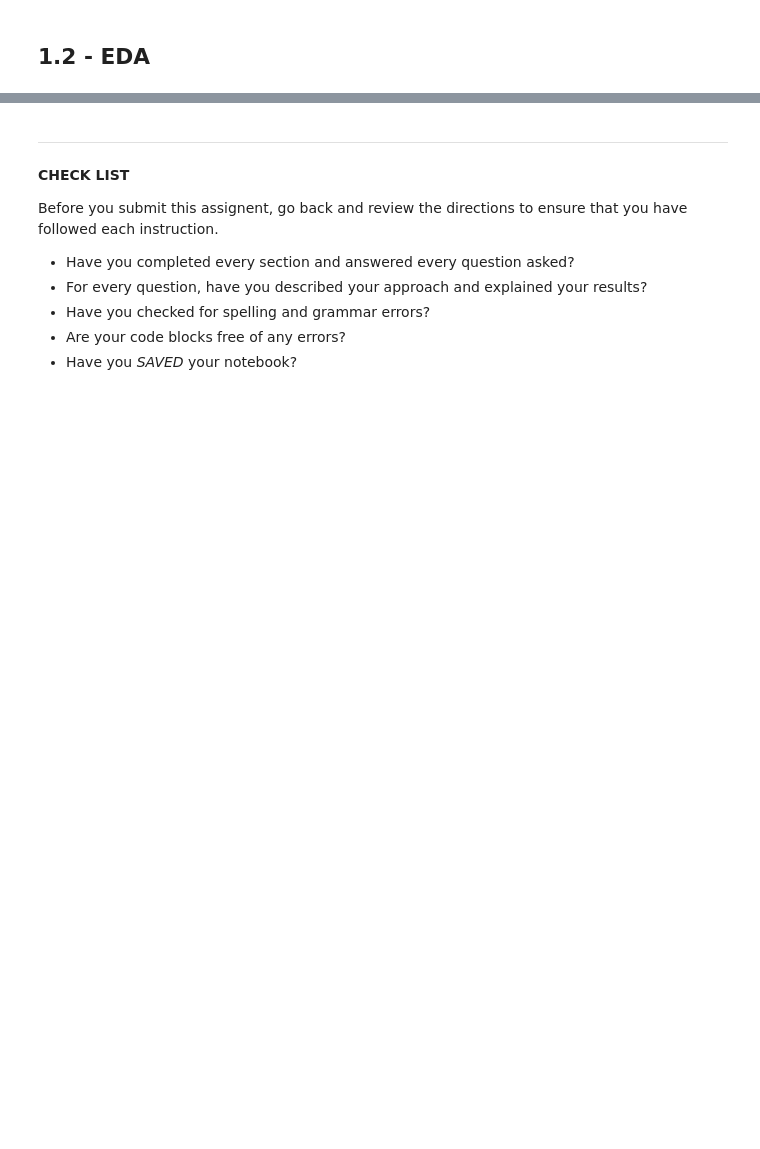
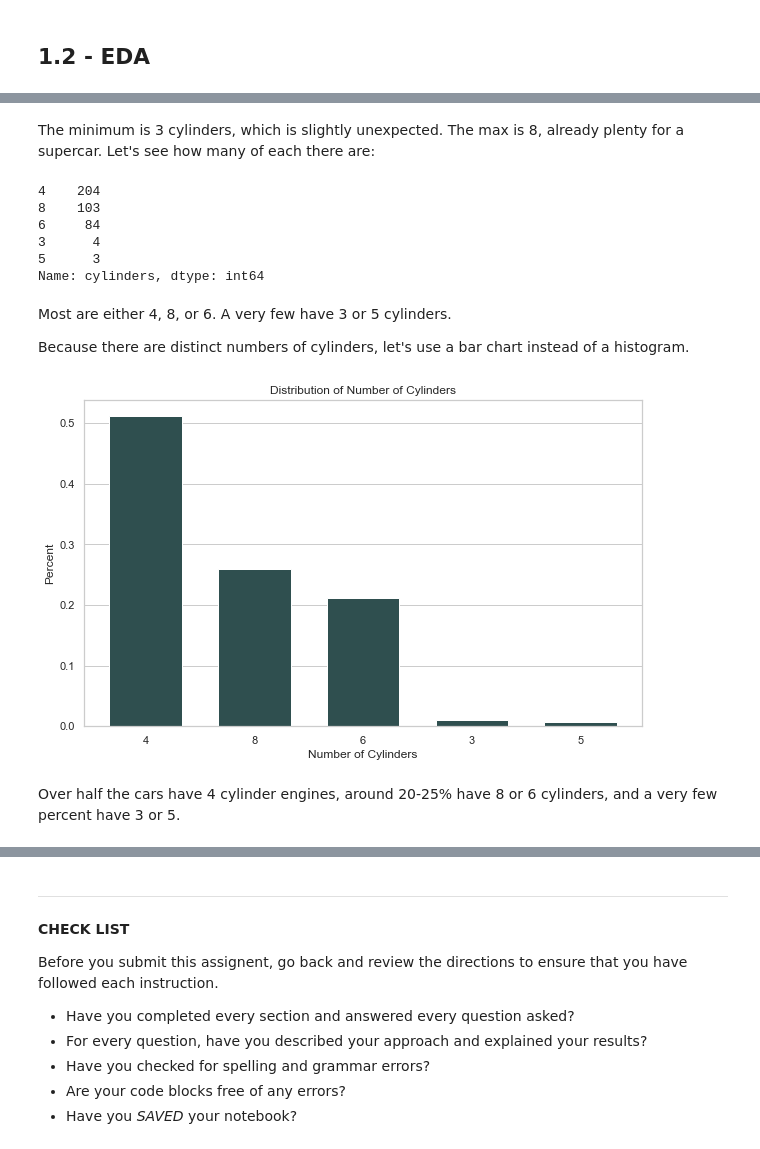
Before and after one commit to natemcintosh/en_685_648_data_science, a Jupyter notebook: 12_module/problem_set/nmcinto2.ipynb, the cells around one changed output, grey strips where cells are left out. Cells and saved outputs as stored; diff of their text form; code cells hidden in the pictures; blank space fills up the shorter version.

```diff
--- a/12_module/problem_set/nmcinto2.ipynb
+++ b/12_module/problem_set/nmcinto2.ipynb
@@ -36,0 +171,37 @@ The instructions say build, **describe, and use**. You must describe all aspects
+# %% [markdown]
+The minimum is 3 cylinders, which is slightly unexpected. The max is 8, already plenty for a supercar. Let's see how many of each there are:
+# %%
+mpg.cylinders.value_counts()
+# %% [output]
+4    204
+8    103
+6     84
+3      4
+5      3
+Name: cylinders, dtype: int64
+# %% [markdown]
+Most are either 4, 8, or 6. A very few have 3 or 5 cylinders.
+
+Because there are distinct numbers of cylinders, let's use a bar chart instead of a histogram.
+# %%
+data = mpg.cylinders.value_counts(normalize=True)
+x = range( len( data))
+width = 1/1.5
+
+figure = plt.figure(figsize=(10, 6))
+
+axes = figure.add_subplot(1, 1, 1)
+axes.bar(x, data, width, align="center", color="darkslategray")
+axes.set_xticks([0, 1, 2, 3, 4])
+axes.set_xticklabels(data.axes[0])
+axes.set_title("Distribution of Number of Cylinders")
+axes.set_xlabel("Number of Cylinders")
+axes.set_ylabel("Percent")
+axes.xaxis.grid(False)
+
+plt.show()
+plt.close()
+# %% [output]
+[figure, added]
+# %% [markdown]
+Over half the cars have 4 cylinder engines, around 20-25% have 8 or 6 cylinders, and a very few percent have 3 or 5.
```
Also changed, not shown: parts of 30 cells of this notebook, 2 other files.
